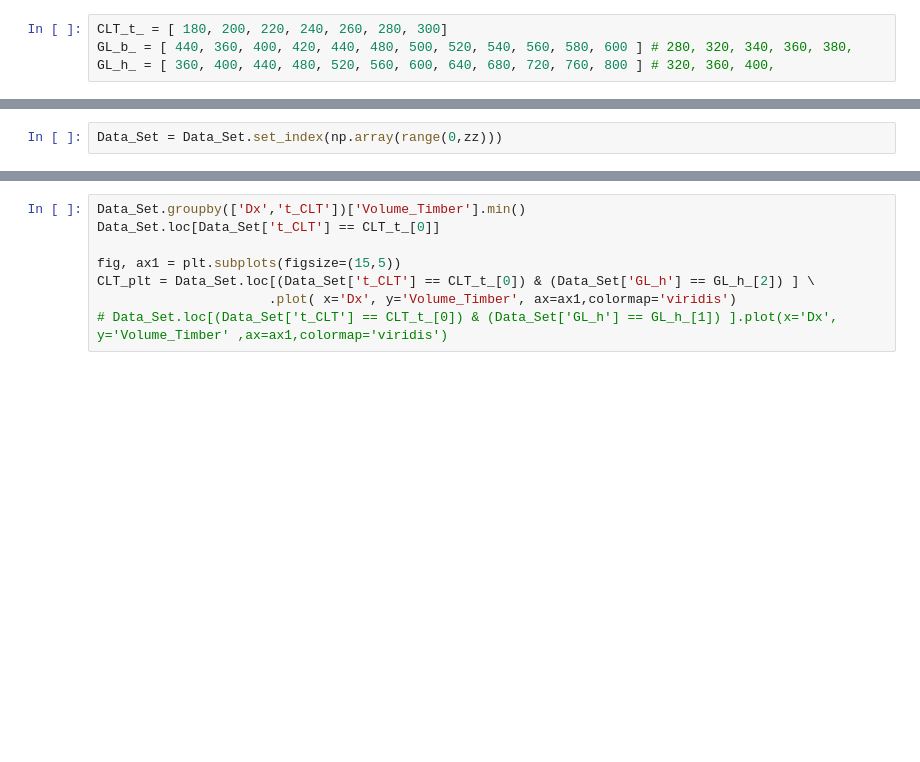
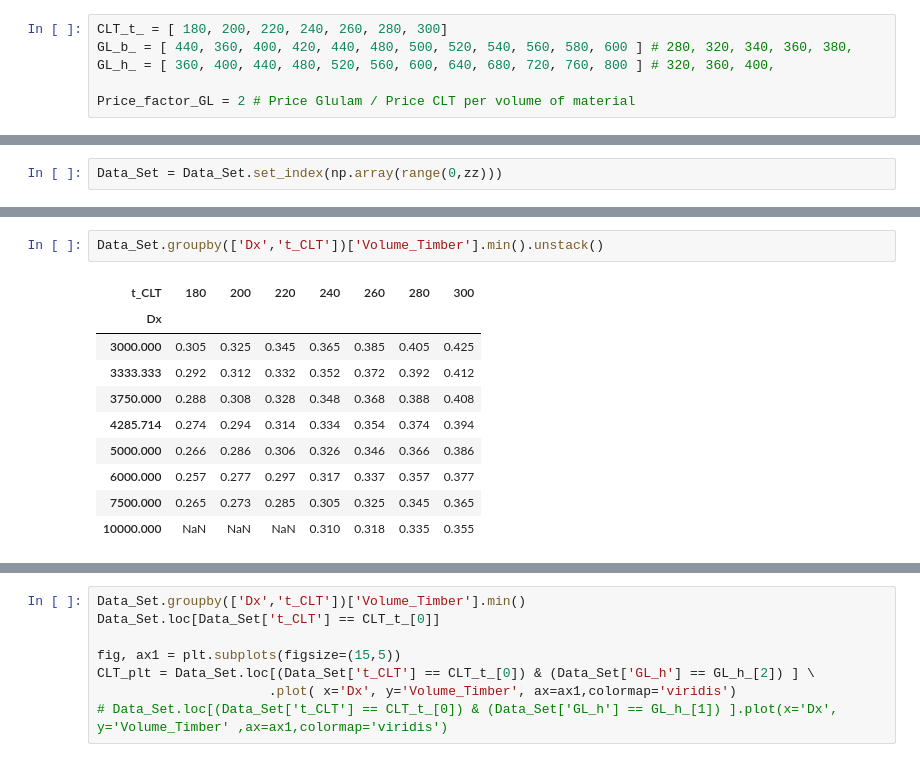
Before and after one commit to MarcoDona-CLTs/my-first-binder, a Jupyter notebook: FrameOptimization.ipynb, the cells around one changed output, grey strips where cells are left out. Saved outputs shown, nothing was run; the diff lists cells and outputs as text; blank space fills up the shorter version.

```diff
--- a/FrameOptimization.ipynb
+++ b/FrameOptimization.ipynb
@@ -9,6 +9,8 @@ import xarray as xr
 CLT_t_ = [ 180, 200, 220, 240, 260, 280, 300]
 GL_b_ = [ 440, 360, 400, 420, 440, 480, 500, 520, 540, 560, 580, 600 ] # 280, 320, 340, 360, 380,
 GL_h_ = [ 360, 400, 440, 480, 520, 560, 600, 640, 680, 720, 760, 800 ] # 320, 360, 400,
+
+Price_factor_GL = 2 # Price Glulam / Price CLT per volume of material
 # %%
 # Frame Geometry
 L_X = 30000
@@ -333,0 +379,13 @@ ModuleNotFoundError: No module named 'scipy'
+# %%
+Data_Set.groupby(['Dx','t_CLT'])['Volume_Timber'].min().unstack()
+# %% [output]
+| t_CLT | 180 | 200 | 220 | 240 | 260 | 280 | 300 |
+| Dx |  |  |  |  |  |  |  |
+| 3000.000 | 0.305 | 0.325 | 0.345 | 0.365 | 0.385 | 0.405 | 0.425 |
+| 3333.333 | 0.292 | 0.312 | 0.332 | 0.352 | 0.372 | 0.392 | 0.412 |
+| 3750.000 | 0.288 | 0.308 | 0.328 | 0.348 | 0.368 | 0.388 | 0.408 |
+| 4285.714 | 0.274 | 0.294 | 0.314 | 0.334 | 0.354 | 0.374 | 0.394 |
+| 5000.000 | 0.266 | 0.286 | 0.306 | 0.326 | 0.346 | 0.366 | 0.386 |
+| 6000.000 | 0.257 | 0.277 | 0.297 | 0.317 | 0.337 | 0.357 | 0.377 |
+| 7500.000 | 0.265 | 0.273 | 0.285 | 0.305 | 0.325 | 0.345 | 0.365 |
+| 10000.000 | NaN | NaN | NaN | 0.310 | 0.318 | 0.335 | 0.355 |
```
Also changed, not shown: parts of 15 cells of this notebook.
